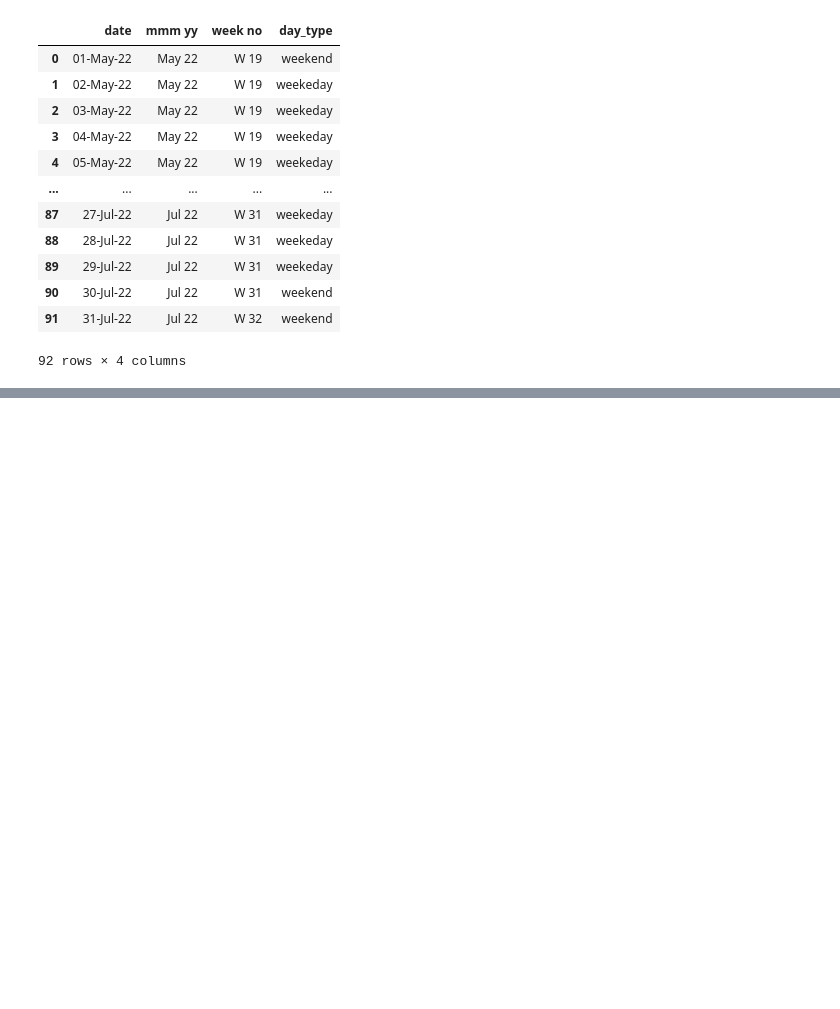
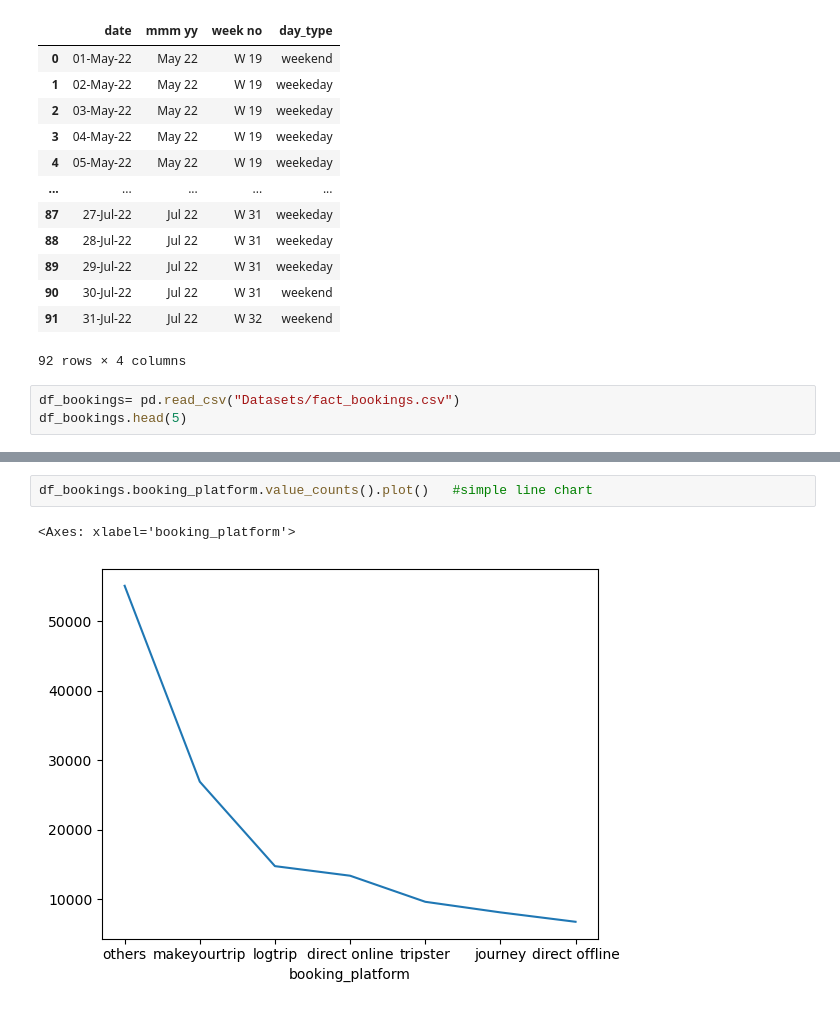
Before and after one commit to azeem932356/Hospitality-Revenue-Analysis, a Jupyter notebook: hospitality_analysis.ipynb, the cells around one changed output, grey strips where cells are left out. Drawn from its saved outputs; the diff is of its cells as text; blank space fills up the shorter version.

```diff
--- a/hospitality_analysis.ipynb
+++ b/hospitality_analysis.ipynb
@@ -24,3 +24,6 @@ pd.read_csv("Datasets/dim_date.csv")
 | 90 | 30-Jul-22 | Jul 22 | W 31 | weekend |
 | 91 | 31-Jul-22 | Jul 22 | W 32 | weekend |
 92 rows × 4 columns
+# %%
+df_bookings= pd.read_csv("Datasets/fact_bookings.csv")
+df_bookings.head(5)
@@ -26,0 +62,5 @@ pd.read_csv("Datasets/dim_date.csv")
+# %%
+df_bookings.booking_platform.value_counts().plot()   #simple line chart
+# %% [output]
+<Axes: xlabel='booking_platform'>
+[figure, added]
```
Also changed, not shown: parts of 18 cells of this notebook, 1 other file.
